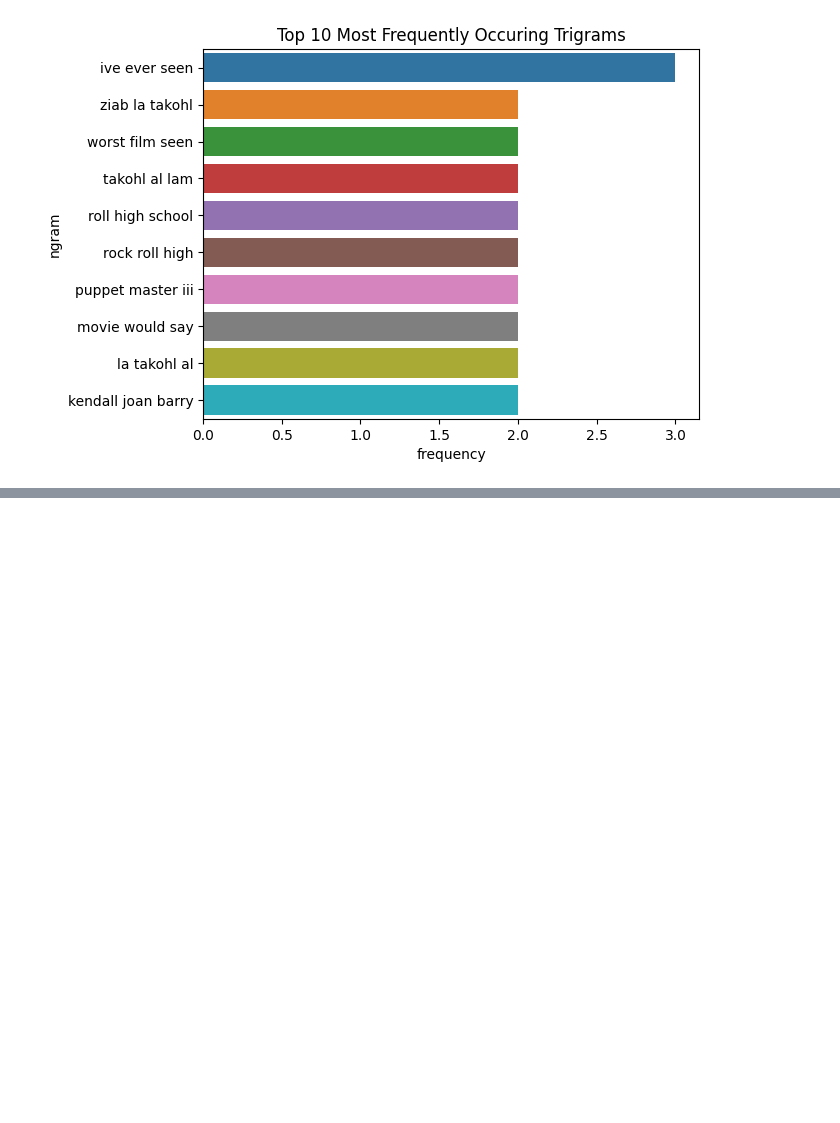
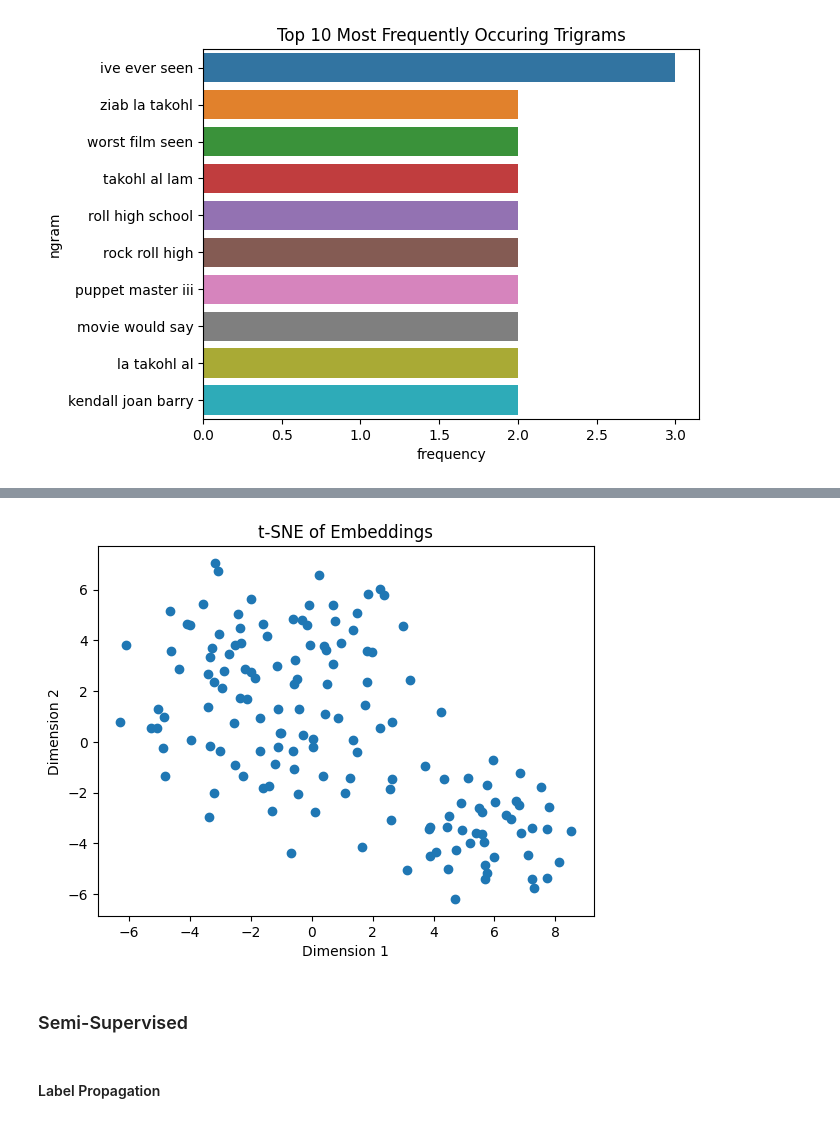
Before and after one commit to eslami200117/Data-Science, a Jupyter notebook: CA7/template.ipynb, the cells around one changed output, grey strips where cells are left out. Drawn from its saved outputs; the diff is of its cells as text; code cells hidden in the pictures; blank space fills up the shorter version.

Commit message:
feat: semi ....

```diff
--- a/CA7/template.ipynb
+++ b/CA7/template.ipynb
@@ -298,0 +330,19 @@ plt.show()
+# %%
+from sklearn.manifold import TSNE
+
+# Reduce to 2 dimensions for visualization
+tsne = TSNE(n_components=2, random_state=42)
+embeddings_tsne = tsne.fit_transform(embeddings)
+
+# Plot the reduced embeddings
+plt.scatter(embeddings_tsne[:, 0], embeddings_tsne[:, 1])
+plt.title('t-SNE of Embeddings')
+plt.xlabel('Dimension 1')
+plt.ylabel('Dimension 2')
+plt.show()
+# %% [output]
+[figure, added]
+# %% [markdown]
+### Semi-Supervised
+# %% [markdown]
+#### Label Propagation
```
Also changed, not shown: parts of 13 cells of this notebook.
